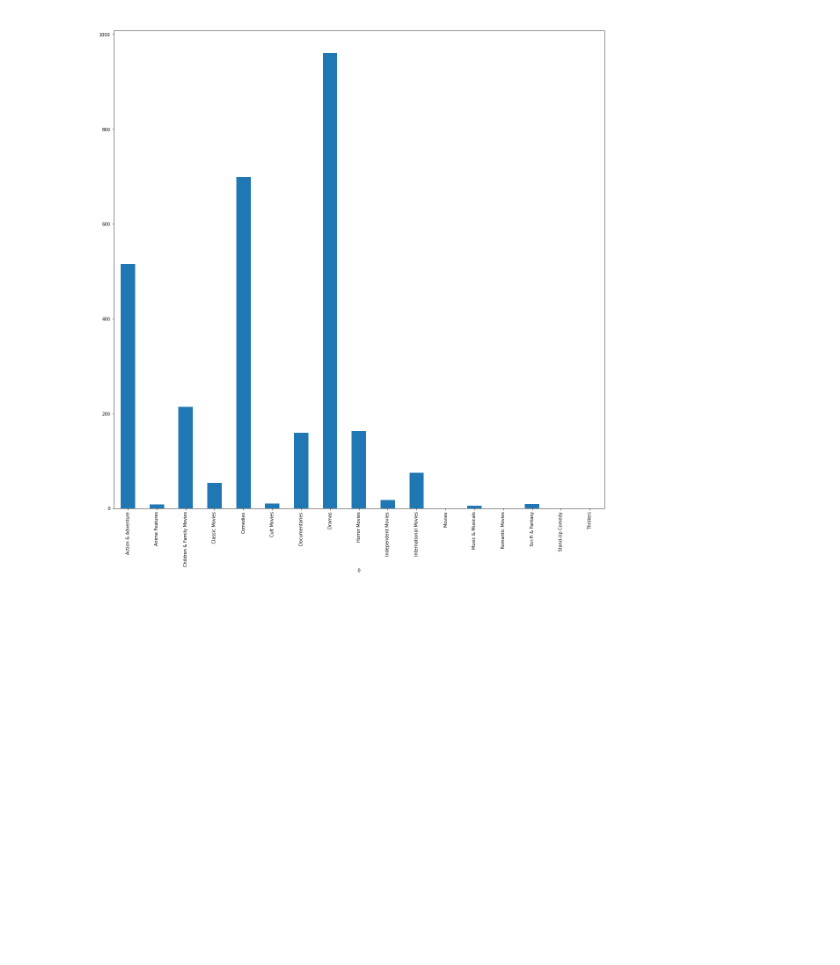
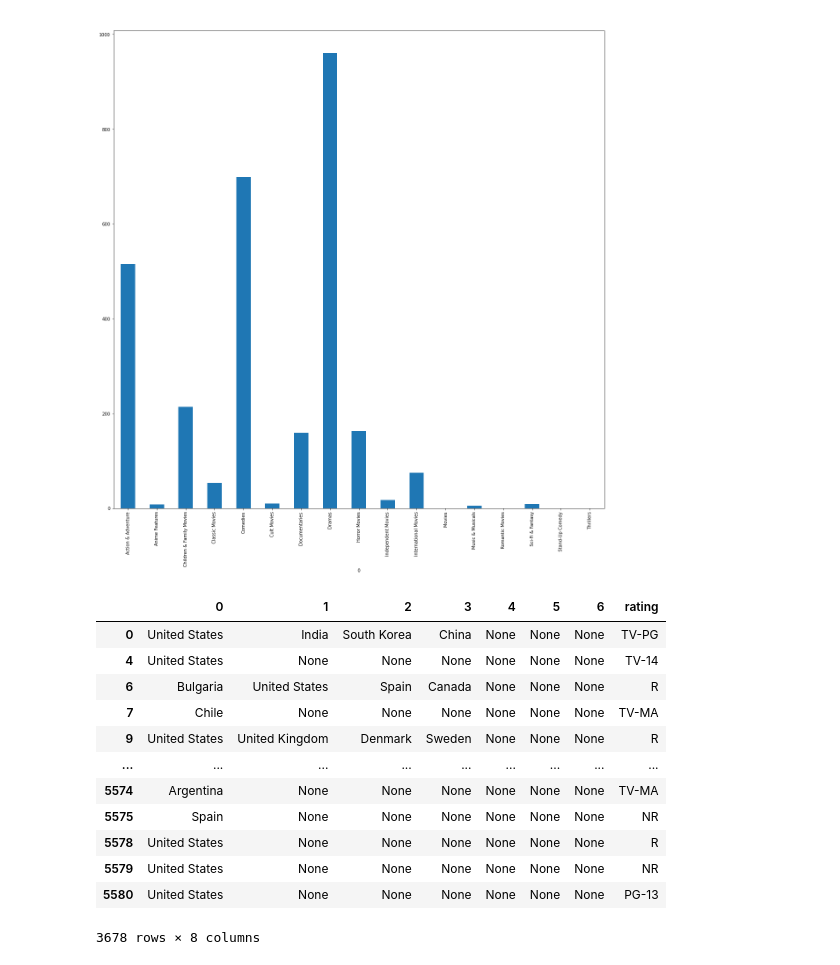
Before and after one commit to Syahmi-Su/data-analytic-programming, a Jupyter notebook: group-project/draft.ipynb, the cells around one changed output. Saved outputs shown, nothing was run; the diff lists cells and outputs as text; code cells hidden in the pictures; blank space fills up the shorter version.

```diff
--- a/group-project/draft.ipynb
+++ b/group-project/draft.ipynb
@@ -107,0 +108,22 @@ model.fit()
+# %%
+countrysplit = df['country'].str.split(pat = ",", expand = True)
+countrysplit['rating'] = df['rating']
+countrysplit
+
+genresplit[3] = genresplit[0]
+a = genresplit.groupby([0]).count()
+a[1]
+# %% [output]
+|  | 0 | 1 | 2 | 3 | 4 | 5 | 6 | rating |
+| 0 | United States | India | South Korea | China | None | None | None | TV-PG |
+| 4 | United States | None | None | None | None | None | None | TV-14 |
+| 6 | Bulgaria | United States | Spain | Canada | None | None | None | R |
+| 7 | Chile | None | None | None | None | None | None | TV-MA |
+| 9 | United States | United Kingdom | Denmark | Sweden | None | None | None | R |
+| ... | ... | ... | ... | ... | ... | ... | ... | ... |
+| 5574 | Argentina | None | None | None | None | None | None | TV-MA |
+| 5575 | Spain | None | None | None | None | None | None | NR |
+| 5578 | United States | None | None | None | None | None | None | R |
+| 5579 | United States | None | None | None | None | None | None | NR |
+| 5580 | United States | None | None | None | None | None | None | PG-13 |
+3678 rows × 8 columns
```
Also changed, not shown: parts of 2 cells of this notebook.
